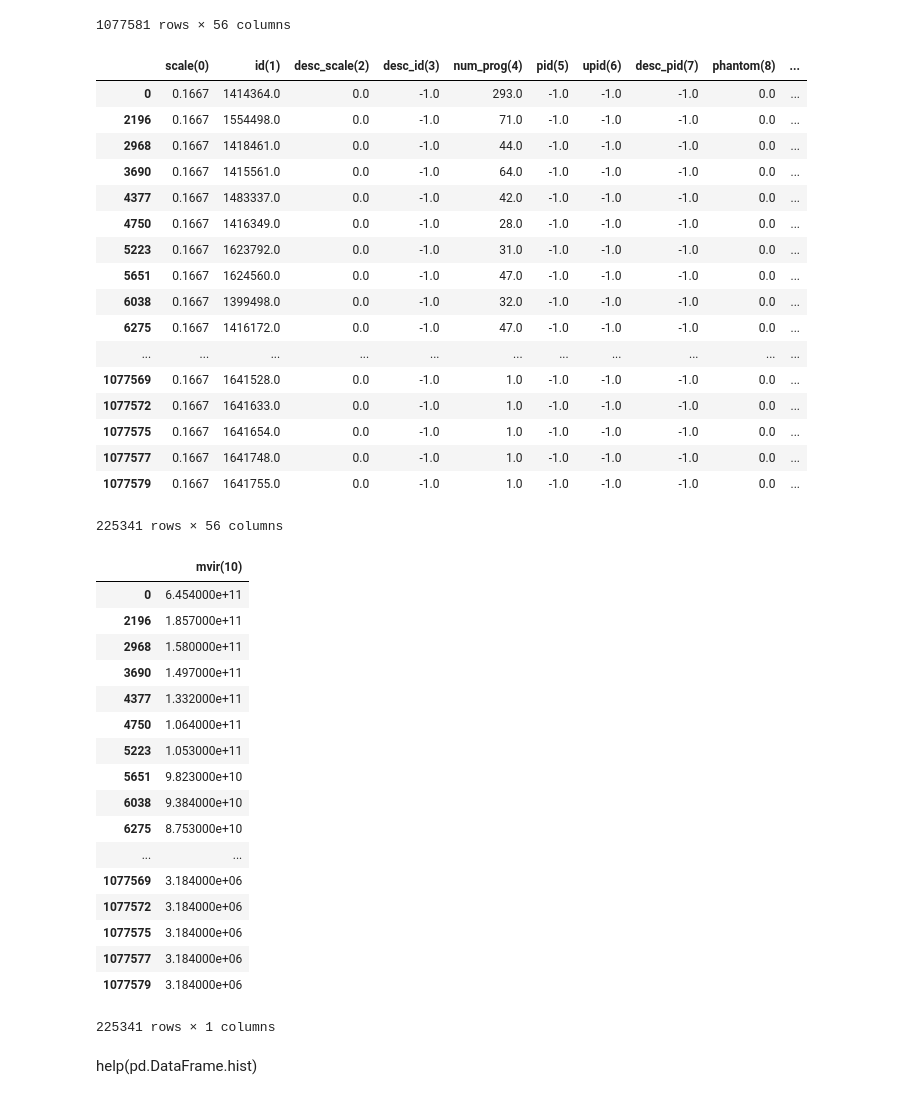
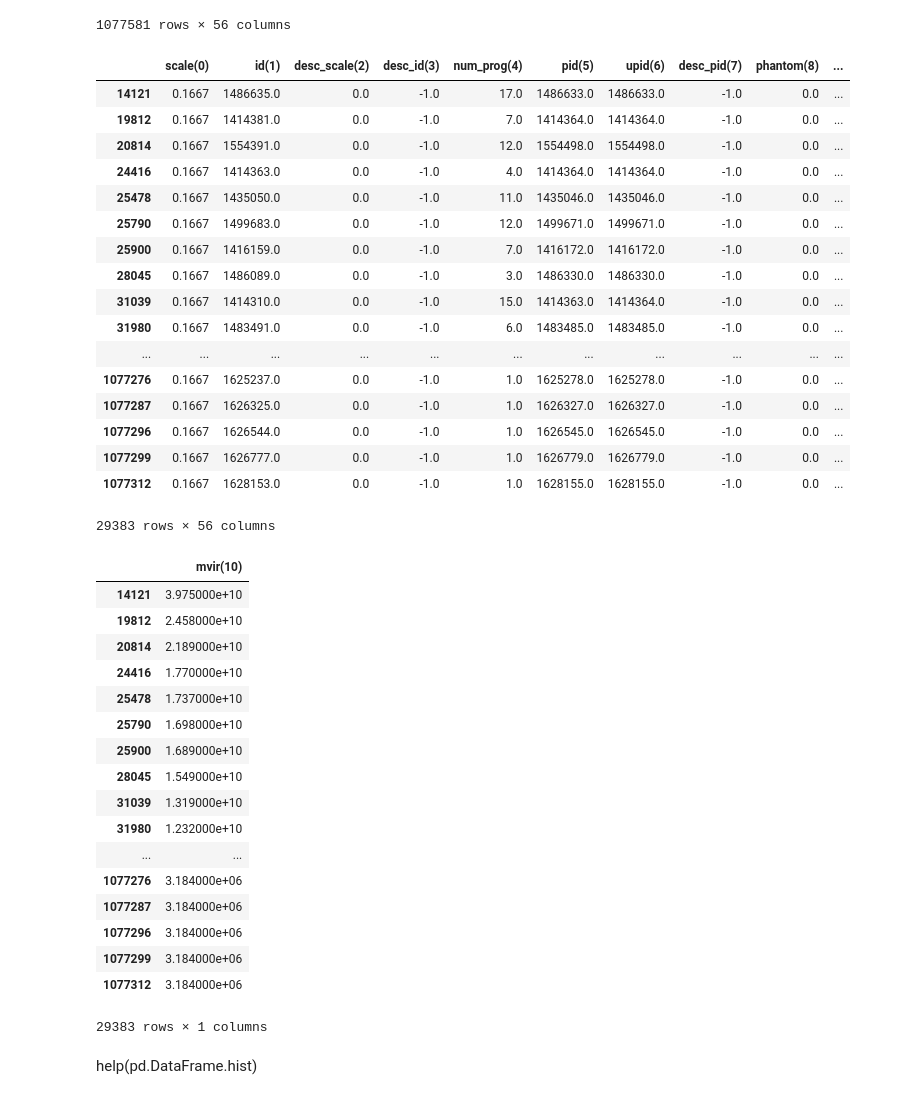
Before and after one commit to jortiz630/Dark-Matter-Tree-Data, a Jupyter notebook: DMDataAnalysis_py2.ipynb, the cells around one changed output. Saved outputs shown, nothing was run; the diff lists cells and outputs as text; code cells hidden in the pictures.

```diff
--- a/DMDataAnalysis_py2.ipynb
+++ b/DMDataAnalysis_py2.ipynb
@@ -50,49 +50,49 @@ DMDataTitled # Adds titles to columns and arranges array into fancy table (DataF
 1077581 rows × 56 columns
 # %%
 a=0.1667
-halosAtScale0_2 = DMDataTitled[DMDataTitled['scale(0)']==a]
+halosAtScale0_2 = DMDataTitled[(DMDataTitled['scale(0)'] == a) & (DMDataTitled['upid(6)'] != -1.0)]
 halosAtScale0_2 # Isolates DM halos with a scale factor of 0.2 (names don't like decimals, using underscore instead).
 # %% [output]
 |  | scale(0) | id(1) | desc_scale(2) | desc_id(3) | num_prog(4) | pid(5) | upid(6) | desc_pid(7) | phantom(8) | ... |
-| 0 | 0.1667 | 1414364.0 | 0.0 | -1.0 | 293.0 | -1.0 | -1.0 | -1.0 | 0.0 | ... |
-| 2196 | 0.1667 | 1554498.0 | 0.0 | -1.0 | 71.0 | -1.0 | -1.0 | -1.0 | 0.0 | ... |
-| 2968 | 0.1667 | 1418461.0 | 0.0 | -1.0 | 44.0 | -1.0 | -1.0 | -1.0 | 0.0 | ... |
-| 3690 | 0.1667 | 1415561.0 | 0.0 | -1.0 | 64.0 | -1.0 | -1.0 | -1.0 | 0.0 | ... |
-| 4377 | 0.1667 | 1483337.0 | 0.0 | -1.0 | 42.0 | -1.0 | -1.0 | -1.0 | 0.0 | ... |
-| 4750 | 0.1667 | 1416349.0 | 0.0 | -1.0 | 28.0 | -1.0 | -1.0 | -1.0 | 0.0 | ... |
-| 5223 | 0.1667 | 1623792.0 | 0.0 | -1.0 | 31.0 | -1.0 | -1.0 | -1.0 | 0.0 | ... |
-| 5651 | 0.1667 | 1624560.0 | 0.0 | -1.0 | 47.0 | -1.0 | -1.0 | -1.0 | 0.0 | ... |
-| 6038 | 0.1667 | 1399498.0 | 0.0 | -1.0 | 32.0 | -1.0 | -1.0 | -1.0 | 0.0 | ... |
-| 6275 | 0.1667 | 1416172.0 | 0.0 | -1.0 | 47.0 | -1.0 | -1.0 | -1.0 | 0.0 | ... |
+| 14121 | 0.1667 | 1486635.0 | 0.0 | -1.0 | 17.0 | 1486633.0 | 1486633.0 | -1.0 | 0.0 | ... |
+| 19812 | 0.1667 | 1414381.0 | 0.0 | -1.0 | 7.0 | 1414364.0 | 1414364.0 | -1.0 | 0.0 | ... |
+| 20814 | 0.1667 | 1554391.0 | 0.0 | -1.0 | 12.0 | 1554498.0 | 1554498.0 | -1.0 | 0.0 | ... |
+| 24416 | 0.1667 | 1414363.0 | 0.0 | -1.0 | 4.0 | 1414364.0 | 1414364.0 | -1.0 | 0.0 | ... |
+| 25478 | 0.1667 | 1435050.0 | 0.0 | -1.0 | 11.0 | 1435046.0 | 1435046.0 | -1.0 | 0.0 | ... |
+| 25790 | 0.1667 | 1499683.0 | 0.0 | -1.0 | 12.0 | 1499671.0 | 1499671.0 | -1.0 | 0.0 | ... |
+| 25900 | 0.1667 | 1416159.0 | 0.0 | -1.0 | 7.0 | 1416172.0 | 1416172.0 | -1.0 | 0.0 | ... |
+| 28045 | 0.1667 | 1486089.0 | 0.0 | -1.0 | 3.0 | 1486330.0 | 1486330.0 | -1.0 | 0.0 | ... |
+| 31039 | 0.1667 | 1414310.0 | 0.0 | -1.0 | 15.0 | 1414363.0 | 1414364.0 | -1.0 | 0.0 | ... |
+| 31980 | 0.1667 | 1483491.0 | 0.0 | -1.0 | 6.0 | 1483485.0 | 1483485.0 | -1.0 | 0.0 | ... |
 | ... | ... | ... | ... | ... | ... | ... | ... | ... | ... | ... |
-| 1077569 | 0.1667 | 1641528.0 | 0.0 | -1.0 | 1.0 | -1.0 | -1.0 | -1.0 | 0.0 | ... |
-| 1077572 | 0.1667 | 1641633.0 | 0.0 | -1.0 | 1.0 | -1.0 | -1.0 | -1.0 | 0.0 | ... |
-| 1077575 | 0.1667 | 1641654.0 | 0.0 | -1.0 | 1.0 | -1.0 | -1.0 | -1.0 | 0.0 | ... |
-| 1077577 | 0.1667 | 1641748.0 | 0.0 | -1.0 | 1.0 | -1.0 | -1.0 | -1.0 | 0.0 | ... |
-| 1077579 | 0.1667 | 1641755.0 | 0.0 | -1.0 | 1.0 | -1.0 | -1.0 | -1.0 | 0.0 | ... |
+| 1077276 | 0.1667 | 1625237.0 | 0.0 | -1.0 | 1.0 | 1625278.0 | 1625278.0 | -1.0 | 0.0 | ... |
+| 1077287 | 0.1667 | 1626325.0 | 0.0 | -1.0 | 1.0 | 1626327.0 | 1626327.0 | -1.0 | 0.0 | ... |
+| 1077296 | 0.1667 | 1626544.0 | 0.0 | -1.0 | 1.0 | 1626545.0 | 1626545.0 | -1.0 | 0.0 | ... |
+| 1077299 | 0.1667 | 1626777.0 | 0.0 | -1.0 | 1.0 | 1626779.0 | 1626779.0 | -1.0 | 0.0 | ... |
+| 1077312 | 0.1667 | 1628153.0 | 0.0 | -1.0 | 1.0 | 1628155.0 | 1628155.0 | -1.0 | 0.0 | ... |
-225341 rows × 56 columns
+29383 rows × 56 columns
 # %%
 halosMassAtScale0_2 = halosAtScale0_2.iloc[:,10:11]
 halosMassAtScale0_2 # DataFrame of DM halos and only their mass at scale factor of 0.2.
 # %% [output]
 |  | mvir(10) |
-| 0 | 6.454000e+11 |
-| 2196 | 1.857000e+11 |
-| 2968 | 1.580000e+11 |
-| 3690 | 1.497000e+11 |
-| 4377 | 1.332000e+11 |
-| 4750 | 1.064000e+11 |
-| 5223 | 1.053000e+11 |
-| 5651 | 9.823000e+10 |
-| 6038 | 9.384000e+10 |
-| 6275 | 8.753000e+10 |
+| 14121 | 3.975000e+10 |
+| 19812 | 2.458000e+10 |
+| 20814 | 2.189000e+10 |
+| 24416 | 1.770000e+10 |
+| 25478 | 1.737000e+10 |
+| 25790 | 1.698000e+10 |
+| 25900 | 1.689000e+10 |
+| 28045 | 1.549000e+10 |
+| 31039 | 1.319000e+10 |
+| 31980 | 1.232000e+10 |
 | ... | ... |
-| 1077569 | 3.184000e+06 |
-| 1077572 | 3.184000e+06 |
-| 1077575 | 3.184000e+06 |
-| 1077577 | 3.184000e+06 |
-| 1077579 | 3.184000e+06 |
+| 1077276 | 3.184000e+06 |
+| 1077287 | 3.184000e+06 |
+| 1077296 | 3.184000e+06 |
+| 1077299 | 3.184000e+06 |
+| 1077312 | 3.184000e+06 |
-225341 rows × 1 columns
+29383 rows × 1 columns
 # %% [markdown]
 help(pd.DataFrame.hist)
 # %%
```
Also changed, not shown: parts of 20 cells of this notebook.
